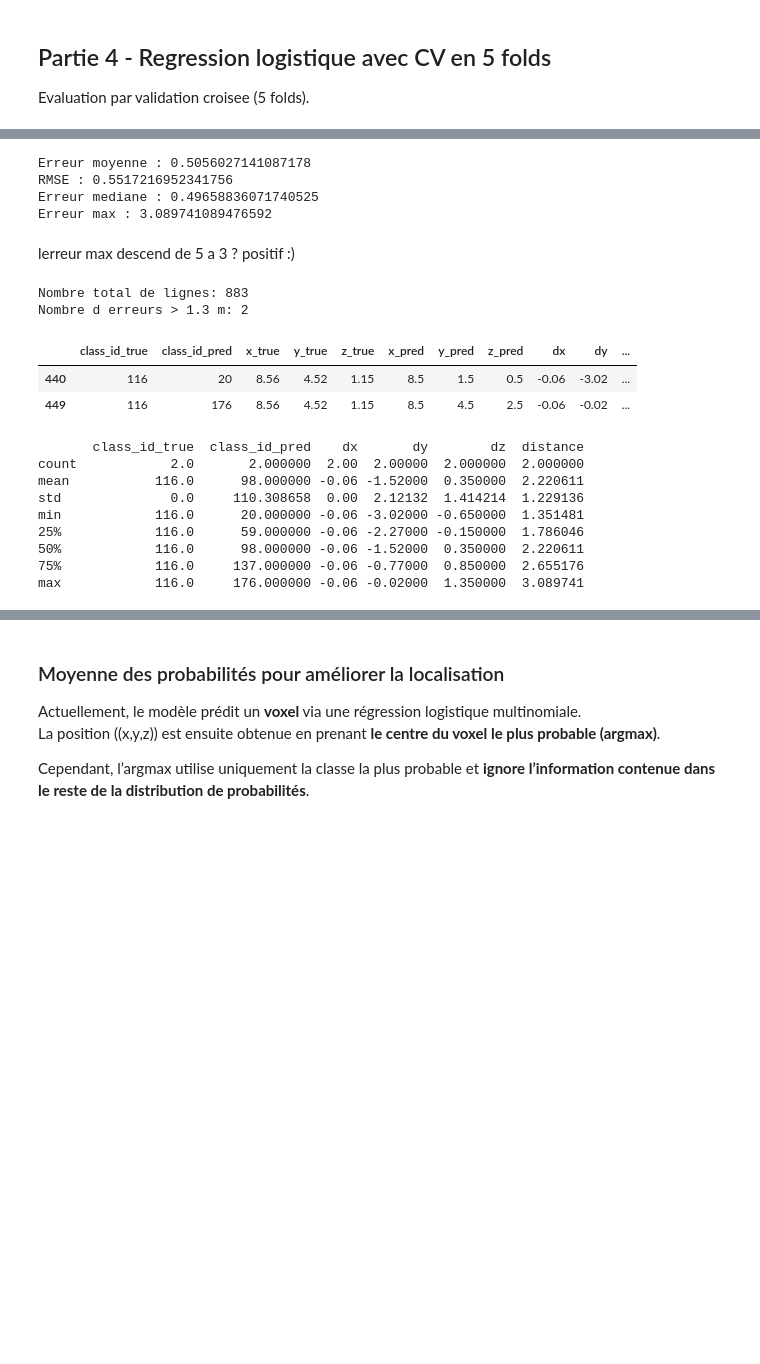
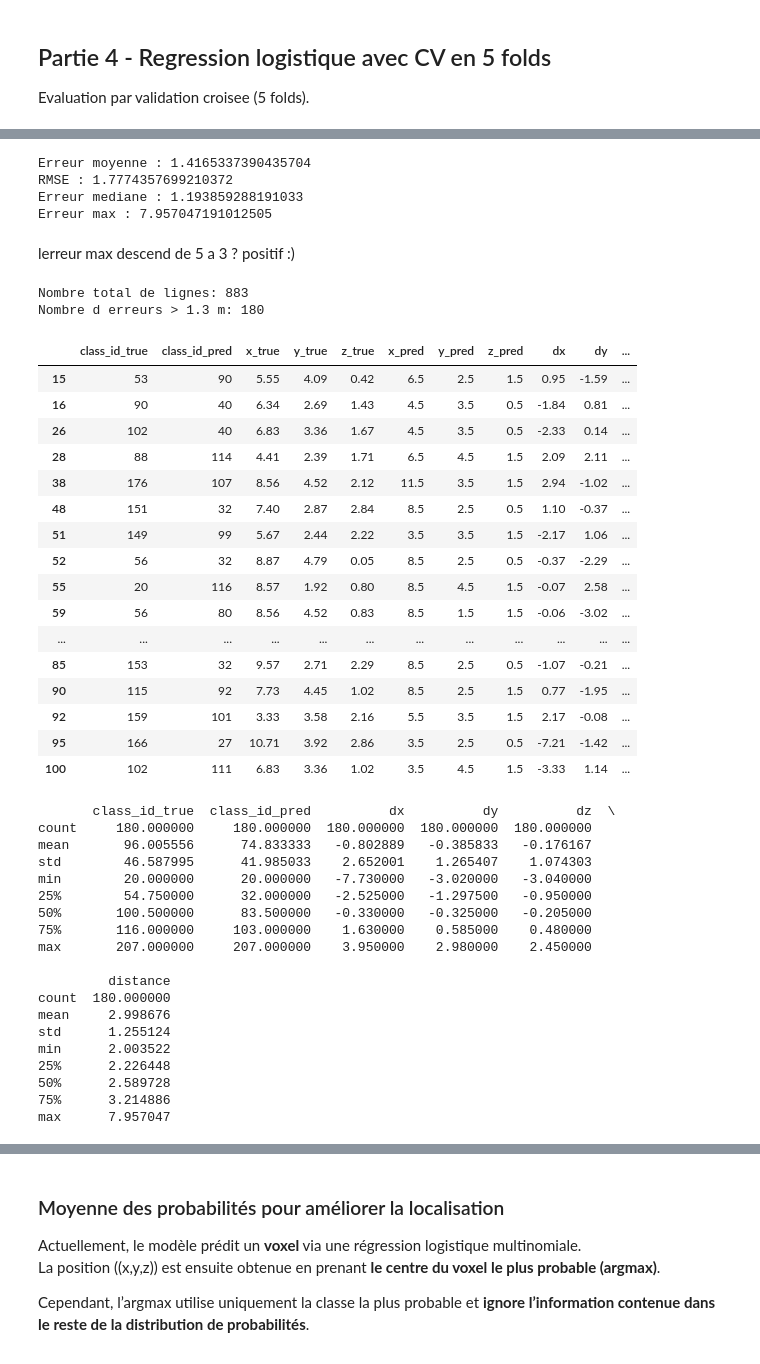
Before and after one commit to ryane-sididris/rfid-3d-localization, a Jupyter notebook: Nb_ds_18feb_complet.ipynb, the cells around one changed output, grey strips where cells are left out. Drawn from its saved outputs; the diff is of its cells as text; code cells hidden in the pictures; blank space fills up the shorter version.

```diff
--- a/Nb_ds_18feb_complet.ipynb
+++ b/Nb_ds_18feb_complet.ipynb
@@ -52,10 +52,15 @@ Shape df: (4411, 160)
 # %% [markdown]
 On veut maintenant, crées des voxels de taille 1 en 3D. x-> i, y-> j, z-> k
 ici les classes n'ont pas de sens, mais en baseline on peut tester pour voir les resultats que cela peut donner.
+# %%
+col = X.columns[0]
+for i in col :
+    if i=="polar":
+        print("ERREUR")
 # %%
 import numpy as np
 import pandas as pd
-
+### voxels
 h = 1  # taille du voxel
 
 for c in ["x", "y", "z"]:
@@ -73,16 +78,14 @@ Nk = df["k"].max() + 1
 
 df["class_id"] = df["i"] + Nx * df["j"] + Nx * Ny * df["k"]
 target = df["class_id"]
+### voxels
 
 X = df.drop(columns=[
-    "i",
-    "j",
-    "k",
-    "class_id",
-    "x",
-    "y",
-    "z",
-    "xyz"
+    "i", "j", "k", "class_id", "x", "y", "z", "xyz",
+    "polar", "nearestAnt",
+    "D_041A9F60", "D_041A9F61", "D_0F17B312", "D_0F17B313",
+    "D_PORT_1", "D_PORT_2", "D_PORT_3", "D_PORT_4",
+    "D_nearestAnt", "nearestD",
 ], errors="ignore")
 
 # Retirer toutes les colonnes non numeriques pour eviter l erreur du scaler
@@ -674,10 +719,10 @@ print("RMSE :", rmse_cv)
 print("Erreur mediane :", np.median(errors))
 print("Erreur max :", errors.max())
 # %% [output]
-Erreur moyenne : 0.5056027141087178
-RMSE : 0.5517216952341756
-Erreur mediane : 0.49658836071740525
-Erreur max : 3.089741089476592
+Erreur moyenne : 1.4165337390435704
+RMSE : 1.7774357699210372
+Erreur mediane : 1.193859288191033
+Erreur max : 7.957047191012505
 # %% [markdown]
 lerreur max descend de 5 a 3 ? positif :)
 # %%
@@ -701,44 +746,68 @@ for class_true, class_pred, xyz_true, xyz_pred_cv in zip(
         "y_true": float(xyz_true[1]),
         "z_true": float(xyz_true[2]),
         "x_pred": float(xyz_pred_cv[0]),
         "y_pred": float(xyz_pred_cv[1]),
         "z_pred": float(xyz_pred_cv[2]),
         "dx": dx,
         "dy": dy,
         "dz": dz,
         "distance": dist
     })
 
 df_diff_cv = pd.DataFrame(rows_diff)
 
 print("Nombre total de lignes:", len(df_diff_cv))
 
-df_diff_cv_1p3m = df_diff_cv[df_diff_cv["distance"] > 1.3]
+df_diff_cv_1p3m = df_diff_cv[df_diff_cv["distance"] > 2]
 print("Nombre d erreurs > 1.3 m:", len(df_diff_cv_1p3m))
 
 display(df_diff_cv_1p3m.head(20))
 
 print(df_diff_cv_1p3m[[
     "class_id_true",
     "class_id_pred",
     "dx",
     "dy",
     "dz",
     "distance"
 ]].describe())
 # %% [output]
 Nombre total de lignes: 883
-Nombre d erreurs > 1.3 m: 2
+Nombre d erreurs > 1.3 m: 180
 |  | class_id_true | class_id_pred | x_true | y_true | z_true | x_pred | y_pred | z_pred | dx | dy | ... |
-| 440 | 116 | 20 | 8.56 | 4.52 | 1.15 | 8.5 | 1.5 | 0.5 | -0.06 | -3.02 | ... |
-| 449 | 116 | 176 | 8.56 | 4.52 | 1.15 | 8.5 | 4.5 | 2.5 | -0.06 | -0.02 | ... |
+| 15 | 53 | 90 | 5.55 | 4.09 | 0.42 | 6.5 | 2.5 | 1.5 | 0.95 | -1.59 | ... |
+| 16 | 90 | 40 | 6.34 | 2.69 | 1.43 | 4.5 | 3.5 | 0.5 | -1.84 | 0.81 | ... |
+| 26 | 102 | 40 | 6.83 | 3.36 | 1.67 | 4.5 | 3.5 | 0.5 | -2.33 | 0.14 | ... |
+| 28 | 88 | 114 | 4.41 | 2.39 | 1.71 | 6.5 | 4.5 | 1.5 | 2.09 | 2.11 | ... |
+| 38 | 176 | 107 | 8.56 | 4.52 | 2.12 | 11.5 | 3.5 | 1.5 | 2.94 | -1.02 | ... |
+| 48 | 151 | 32 | 7.40 | 2.87 | 2.84 | 8.5 | 2.5 | 0.5 | 1.10 | -0.37 | ... |
+| 51 | 149 | 99 | 5.67 | 2.44 | 2.22 | 3.5 | 3.5 | 1.5 | -2.17 | 1.06 | ... |
+| 52 | 56 | 32 | 8.87 | 4.79 | 0.05 | 8.5 | 2.5 | 0.5 | -0.37 | -2.29 | ... |
+| 55 | 20 | 116 | 8.57 | 1.92 | 0.80 | 8.5 | 4.5 | 1.5 | -0.07 | 2.58 | ... |
+| 59 | 56 | 80 | 8.56 | 4.52 | 0.83 | 8.5 | 1.5 | 1.5 | -0.06 | -3.02 | ... |
+| ... | ... | ... | ... | ... | ... | ... | ... | ... | ... | ... | ... |
+| 85 | 153 | 32 | 9.57 | 2.71 | 2.29 | 8.5 | 2.5 | 0.5 | -1.07 | -0.21 | ... |
+| 90 | 115 | 92 | 7.73 | 4.45 | 1.02 | 8.5 | 2.5 | 1.5 | 0.77 | -1.95 | ... |
+| 92 | 159 | 101 | 3.33 | 3.58 | 2.16 | 5.5 | 3.5 | 1.5 | 2.17 | -0.08 | ... |
+| 95 | 166 | 27 | 10.71 | 3.92 | 2.86 | 3.5 | 2.5 | 0.5 | -7.21 | -1.42 | ... |
+| 100 | 102 | 111 | 6.83 | 3.36 | 1.02 | 3.5 | 4.5 | 1.5 | -3.33 | 1.14 | ... |
-       class_id_true  class_id_pred    dx       dy        dz  distance
-count            2.0       2.000000  2.00  2.00000  2.000000  2.000000
-mean           116.0      98.000000 -0.06 -1.52000  0.350000  2.220611
-std              0.0     110.308658  0.00  2.12132  1.414214  1.229136
-min            116.0      20.000000 -0.06 -3.02000 -0.650000  1.351481
-25%            116.0      59.000000 -0.06 -2.27000 -0.150000  1.786046
-50%            116.0      98.000000 -0.06 -1.52000  0.350000  2.220611
-75%            116.0     137.000000 -0.06 -0.77000  0.850000  2.655176
-max            116.0     176.000000 -0.06 -0.02000  1.350000  3.089741
+       class_id_true  class_id_pred          dx          dy          dz  \
+count     180.000000     180.000000  180.000000  180.000000  180.000000
+mean       96.005556      74.833333   -0.802889   -0.385833   -0.176167
+std        46.587995      41.985033    2.652001    1.265407    1.074303
+min        20.000000      20.000000   -7.730000   -3.020000   -3.040000
+25%        54.750000      32.000000   -2.525000   -1.297500   -0.950000
+50%       100.500000      83.500000   -0.330000   -0.325000   -0.205000
+75%       116.000000     103.000000    1.630000    0.585000    0.480000
+max       207.000000     207.000000    3.950000    2.980000    2.450000
+
+         distance
+count  180.000000
+mean     2.998676
+std      1.255124
+min      2.003522
+25%      2.226448
+50%      2.589728
+75%      3.214886
+max      7.957047
 # %%
```
Also changed, not shown: parts of 29 cells of this notebook, 1 other file.
